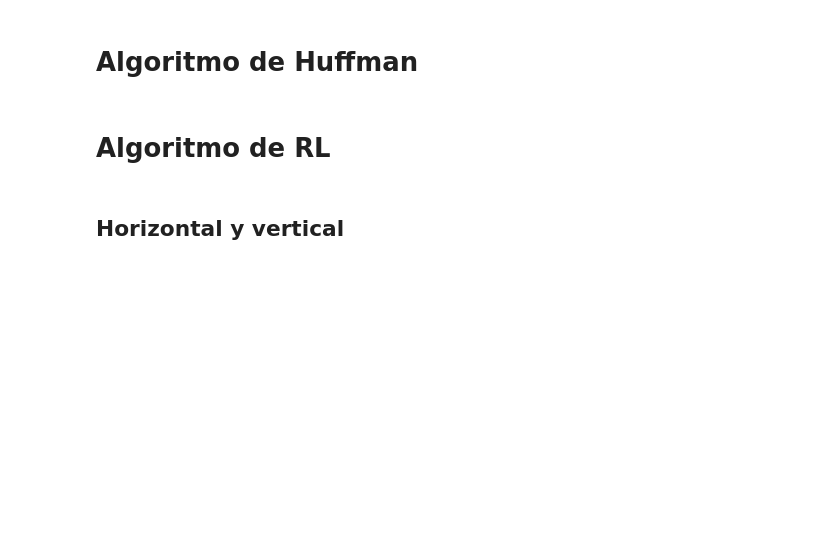
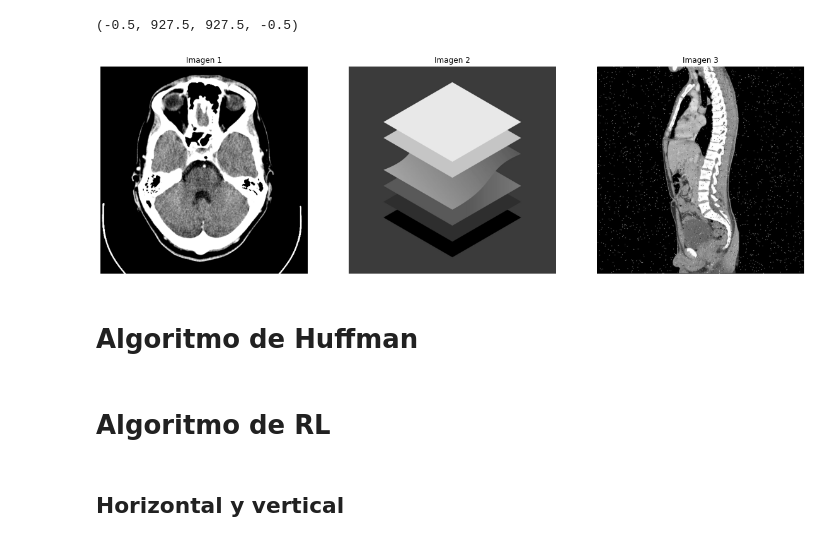
Before and after one commit to juanchi1789/PIB, a Jupyter notebook: Compression.ipynb, the cells around one changed output. Drawn from its saved outputs; the diff is of its cells as text; code cells hidden in the pictures; blank space fills up the shorter version.

```diff
--- a/Compression.ipynb
+++ b/Compression.ipynb
@@ -7,6 +7,28 @@ import matplotlib.pyplot as plt
 import math
 import scipy
 from sys import getsizeof
+# %%
+image1 = cv2.imread('/content/Img2.png',0)    #  Cerebro
+image2 = cv2.imread('/content/img12.png',0)   #  Cuadrados
+image3 = cv2.imread('/content/img8.jpg',0)    #  Con Ruido SyP
+
+
+fig, (ax1,ax2,ax3) = plt.subplots(1,3,figsize=(20,20))
+
+ax1.imshow(image1,cmap='gray')
+ax1.set_title('Imagen 1')
+ax1.axis('off')
+
+ax2.imshow(image2,cmap='gray')
+ax2.set_title('Imagen 2')
+ax2.axis('off')
+
+ax3.imshow(image3,cmap='gray')
+ax3.set_title('Imagen 3')
+ax3.axis('off')
+# %% [output]
+(-0.5, 927.5, 927.5, -0.5)
+[figure, added]
 # %% [markdown]
 # Algoritmo de Huffman
 # %%
```
Also changed, not shown: parts of 11 cells of this notebook.
